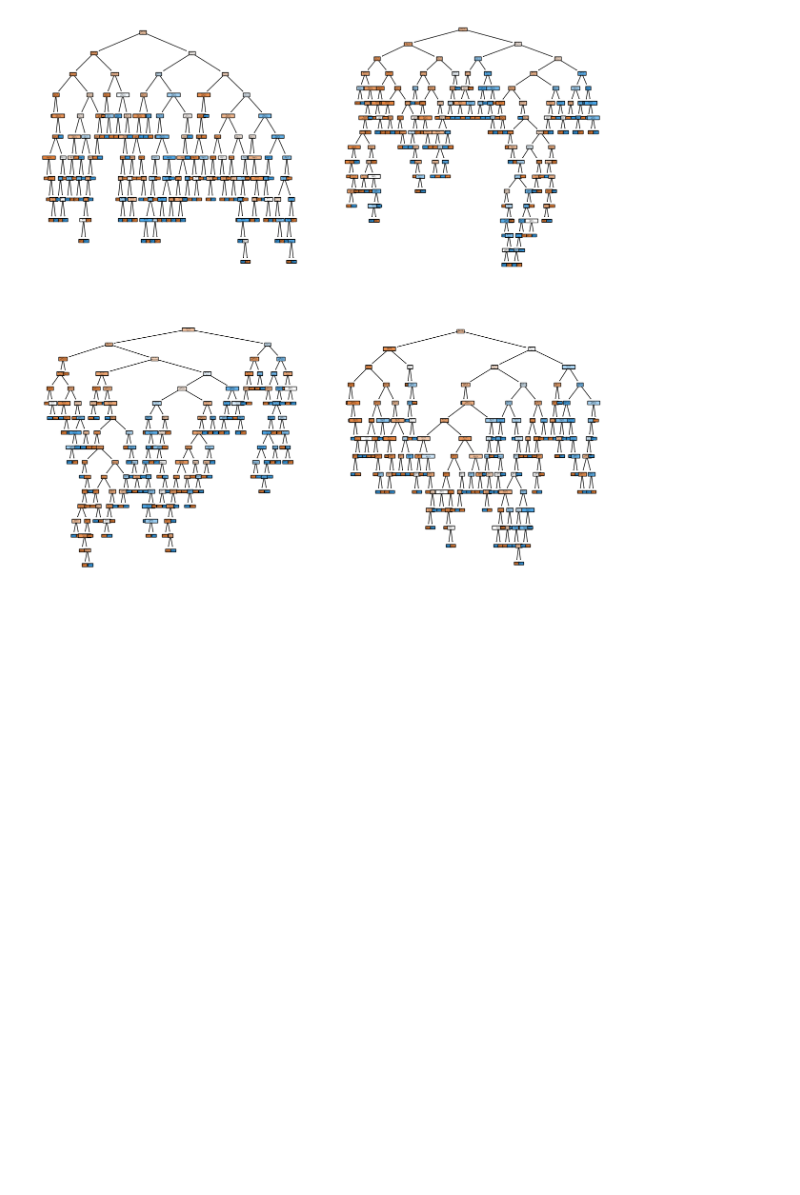
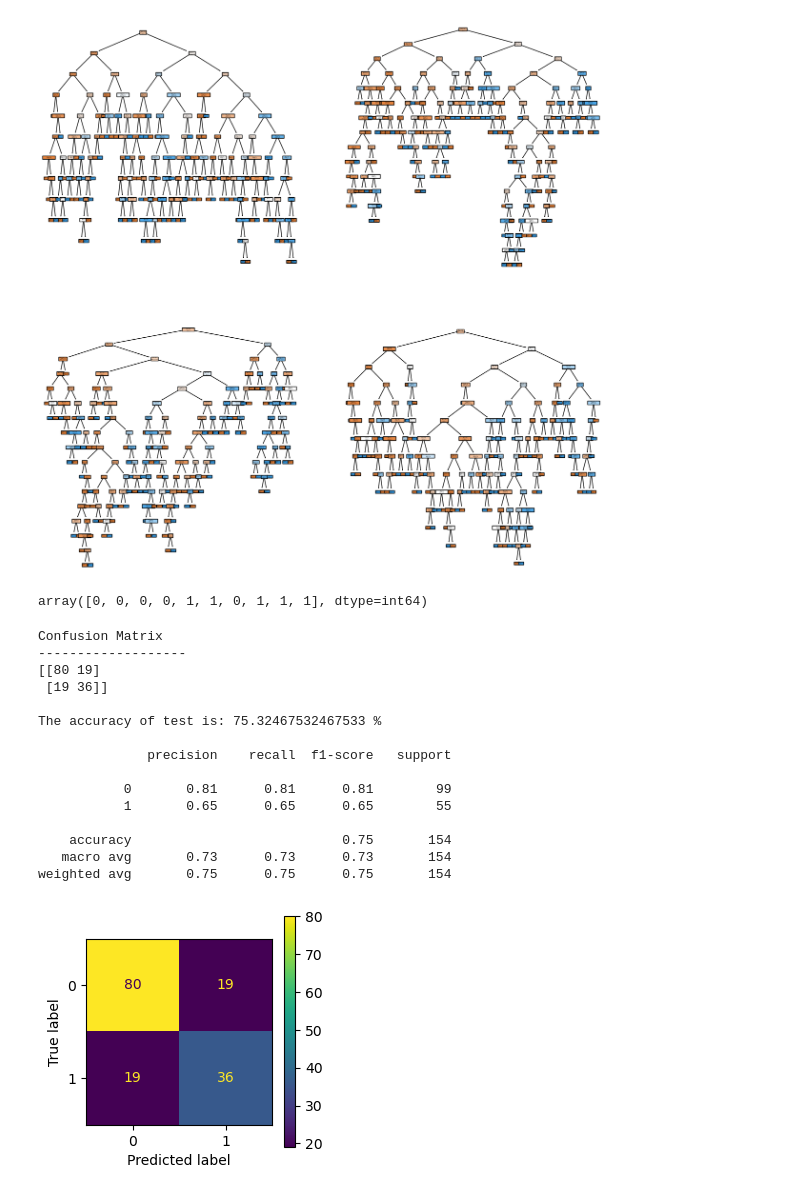
Before and after one commit to FerminRomeroBleda/Fer-romer-Random-Forest, a Jupyter notebook: src/Machine Learning.ipynb, the cells around one changed output. Drawn from its saved outputs; the diff is of its cells as text; code cells hidden in the pictures; blank space fills up the shorter version.

Commit message:
Matrix_confusion

```diff
--- a/src/Machine Learning.ipynb
+++ b/src/Machine Learning.ipynb
@@ -224,7 +224,8 @@ grid = GridSearchCV(model,
                      param_grid,
                        scoring = "accuracy",
                         verbose = 0,
-                          cv = 6)
+                          cv = 6,
+                            refit = True)
 grid
 # %% [output]
 GridSearchCV(cv=6, estimator=RandomForestClassifier(random_state=42),
@@ -272,3 +292,41 @@ tree.plot_tree(model.estimators_[3], ax = axis[1, 1], feature_names = list(train
 plt.show()
 # %% [output]
 [figure]
+# %%
+y_pred[:10]
+# %% [output]
+array([0, 0, 0, 0, 1, 1, 0, 1, 1, 1], dtype=int64)
+# %%
+mat_confusion = confusion_matrix(y_true=y_test, y_pred=y_pred)
+accuracy = accuracy_score(y_true=y_test, y_pred=y_pred, normalize=True)
+print("Confusion Matrix")
+print("-------------------")
+print(mat_confusion)
+print("")
+print(f"The accuracy of test is: {100 * accuracy} % \n")
+fig, ax = plt.subplots(figsize=(3, 3))
+ConfusionMatrixDisplay(mat_confusion).plot(ax=ax)
+
+print(
+    classification_report(
+        y_true = y_test,
+        y_pred = y_pred
+    )
+)
+# %% [output]
+Confusion Matrix
+-------------------
+[[80 19]
+ [19 36]]
+
+The accuracy of test is: 75.32467532467533 %
+
+              precision    recall  f1-score   support
+
+           0       0.81      0.81      0.81        99
+           1       0.65      0.65      0.65        55
+
+    accuracy                           0.75       154
+   macro avg       0.73      0.73      0.73       154
+weighted avg       0.75      0.75      0.75       154
+[figure, added]
```
Also changed, not shown: parts of 3 cells of this notebook.
